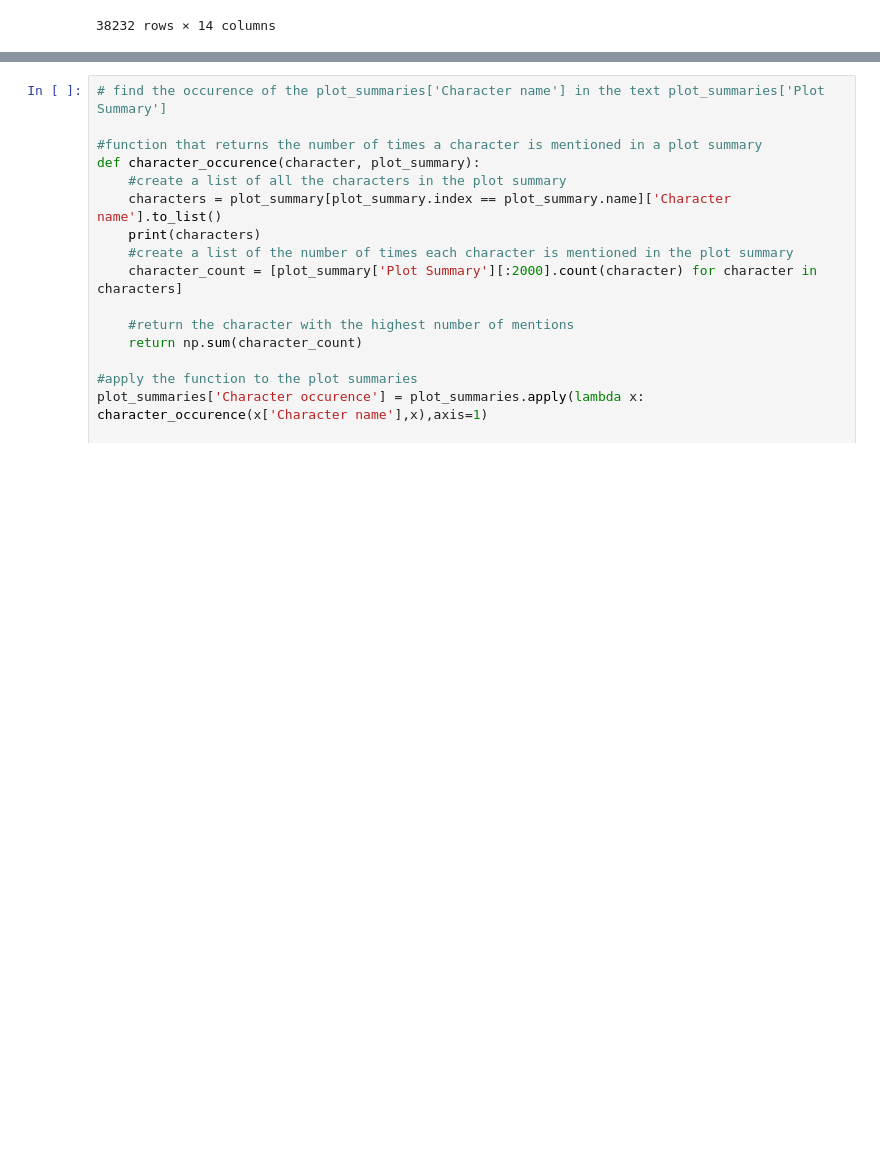
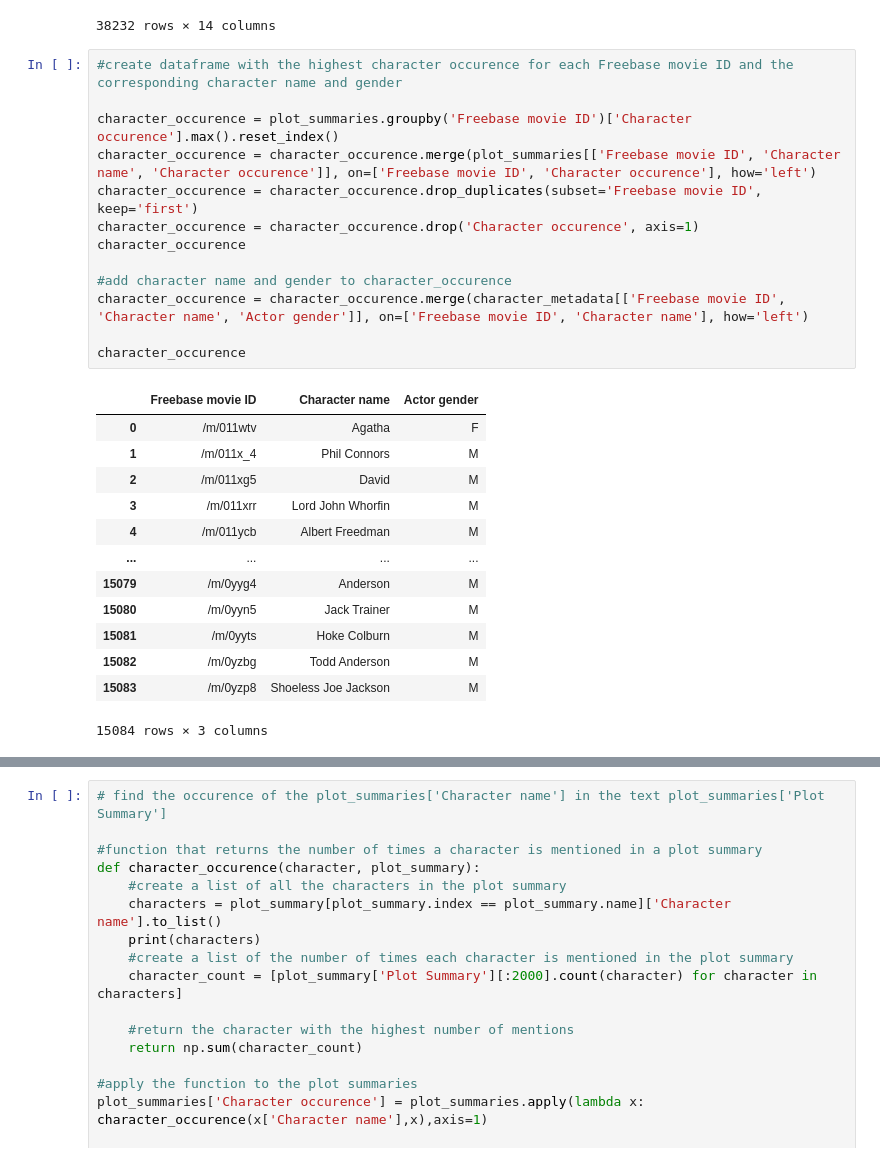
Before and after one commit to epfl-ada/ada-2022-project-cyga, a Jupyter notebook: preprocessing.ipynb, the cells around one changed output, grey strips where cells are left out. Saved outputs shown, nothing was run; the diff lists cells and outputs as text; blank space fills up the shorter version.

```diff
--- a/preprocessing.ipynb
+++ b/preprocessing.ipynb
@@ -667,3 +667,30 @@ plot_summaries
 | 26261438 | While drinking alone one night an... | /m/0b76dxj | 1989 | Xenos | 1919-02-18 | ... |
 | 17208834 | A high school prom in Georgia is ... | /m/04ydw1v | 2008-10-13 | Jensen | 1990-08-10 | ... |
 38232 rows × 14 columns
+# %%
+#create dataframe with the highest character occurence for each Freebase movie ID and the corresponding character name and gender
+
+character_occurence = plot_summaries.groupby('Freebase movie ID')['Character occurence'].max().reset_index()
+character_occurence = character_occurence.merge(plot_summaries[['Freebase movie ID', 'Character name', 'Character occurence']], on=['Freebase movie ID', 'Character occurence'], how='left')
+character_occurence = character_occurence.drop_duplicates(subset='Freebase movie ID', keep='first')
+character_occurence = character_occurence.drop('Character occurence', axis=1)
+character_occurence
+
+#add character name and gender to character_occurence
+character_occurence = character_occurence.merge(character_metadata[['Freebase movie ID', 'Character name', 'Actor gender']], on=['Freebase movie ID', 'Character name'], how='left')
+
+character_occurence
+# %% [output]
+|  | Freebase movie ID | Character name | Actor gender |
+| 0 | /m/011wtv | Agatha | F |
+| 1 | /m/011x_4 | Phil Connors | M |
+| 2 | /m/011xg5 | David | M |
+| 3 | /m/011xrr | Lord John Whorfin | M |
+| 4 | /m/011ycb | Albert Freedman | M |
+| ... | ... | ... | ... |
+| 15079 | /m/0yyg4 | Anderson | M |
+| 15080 | /m/0yyn5 | Jack Trainer | M |
+| 15081 | /m/0yyts | Hoke Colburn | M |
+| 15082 | /m/0yzbg | Todd Anderson | M |
+| 15083 | /m/0yzp8 | Shoeless Joe Jackson | M |
+15084 rows × 3 columns
```
Also changed, not shown: parts of 1 cell of this notebook.
